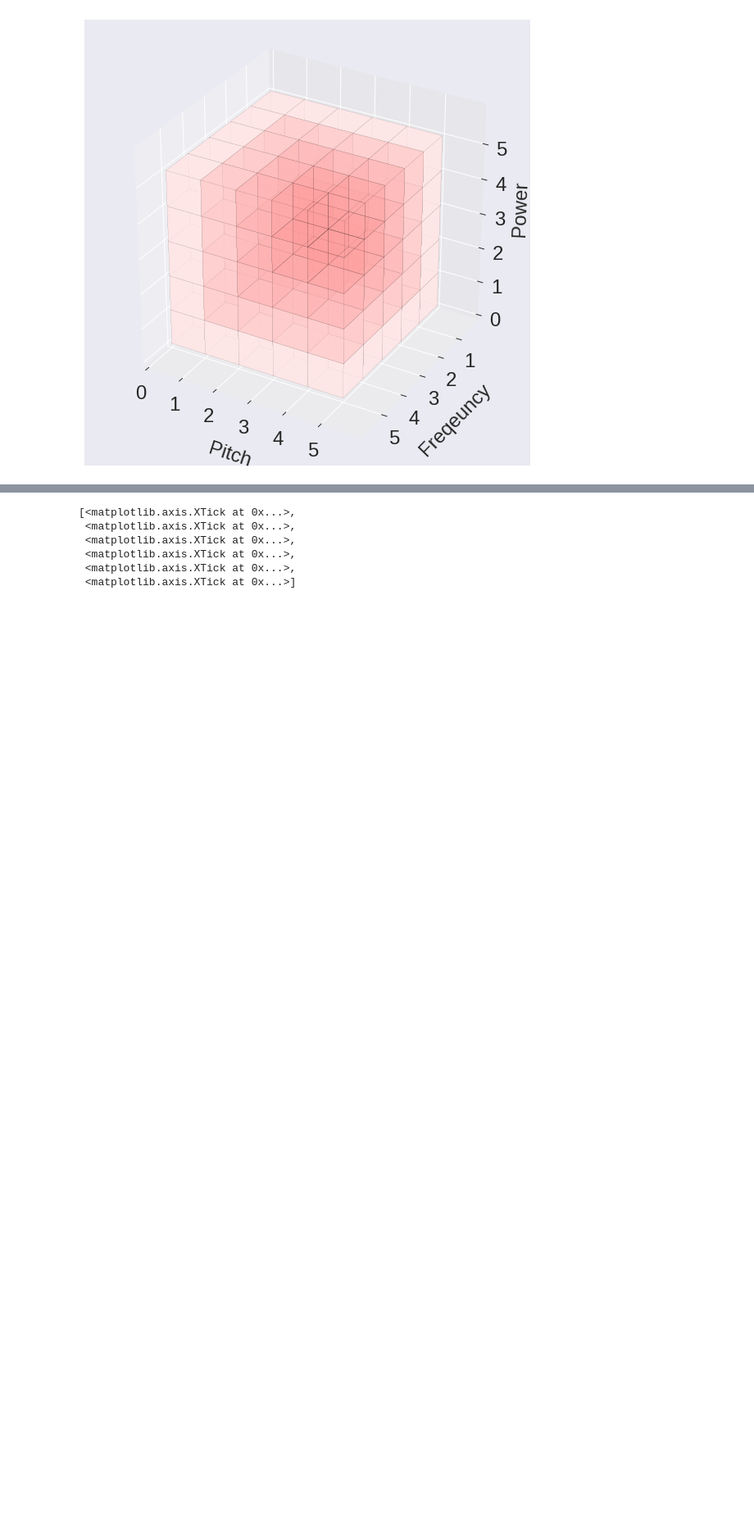
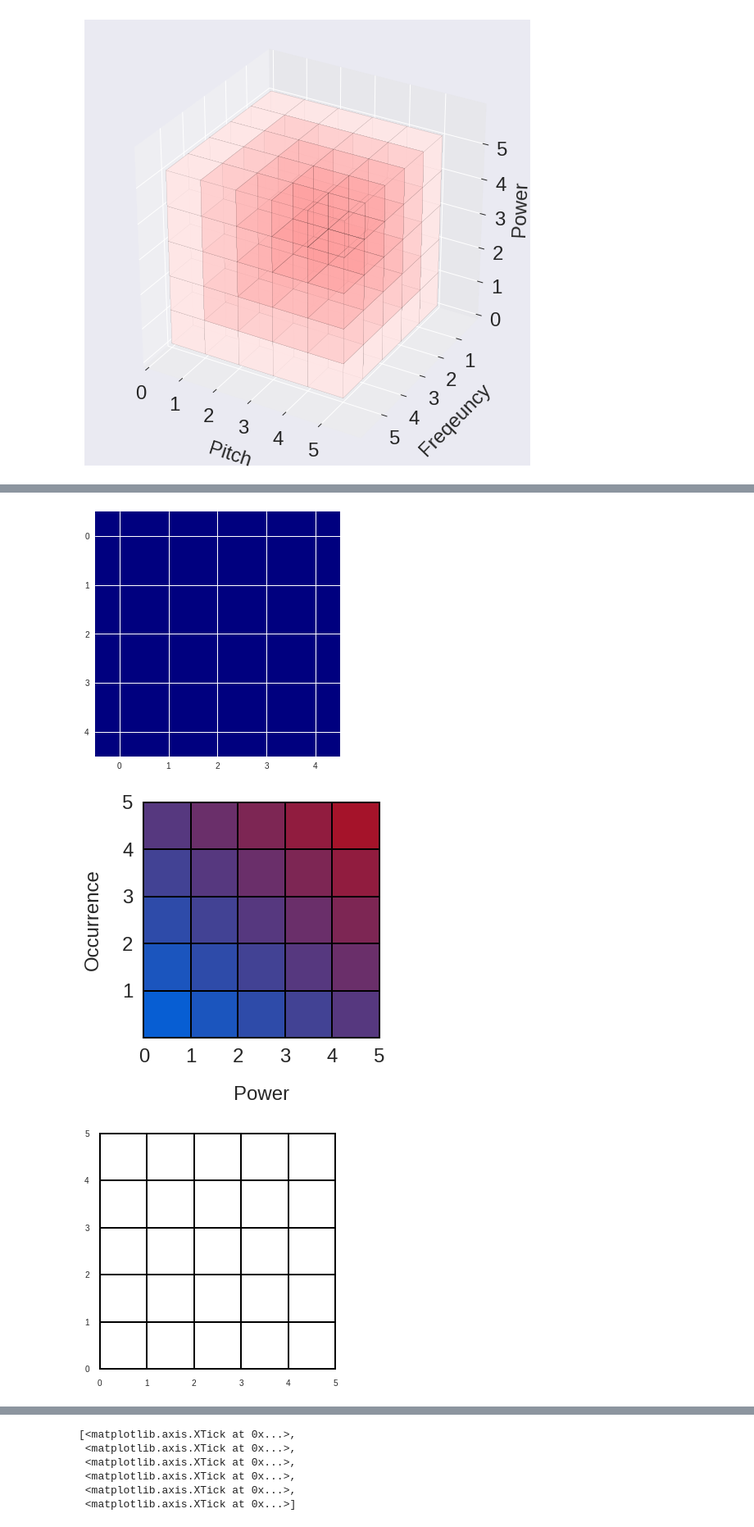
Before and after one commit to Joovvhan/ColabTest, a Jupyter notebook: Graphics_Test.ipynb, the cells around one changed output, grey strips where cells are left out. Shown at 82% size. Drawn from its saved outputs; the diff is of its cells as text; code cells hidden in the pictures; blank space fills up the shorter version.

```diff
--- a/Graphics_Test.ipynb
+++ b/Graphics_Test.ipynb
@@ -90,3 +278,64 @@ plt.show()
+# %%
+import matplotlib.pyplot as plt
+from matplotlib import cm
+import numpy.random as nr
+
+x = np.ones((5, 5))
+
+plt.imshow(x, interpolation='none', aspect='equal', cmap=cm.jet)
+plt.show()
+
+import matplotlib.pyplot as plt
+import matplotlib.patches as patches
+
+fig2 = plt.figure()
+ax2 = fig2.add_subplot(111, aspect='equal')
+
+rColor = np.asarray((204, 0, 0)) / 255
+bColor = np.asarray((7, 94, 211)) / 255
+
+cColor = np.asarray((0, 127, 255)) / 255
+
+for x in range(5):
+    for y in range(5):
+        pat = patches.Rectangle((x, y), 1, 1, fill=True, color=((x + y)/10 * rColor + (10 - x - y)/10 * bColor))
+        pat.set_edgecolor('k')
+        pat.set_linewidth(2)
+        ax2.add_patch(pat)
+
+
+ax2.set_xlim((-0.1, 5.1))
+ax2.set_ylim((-0.1, 5.1))
+ax2.set_yticks([1, 2, 3, 4, 5])
+ax2.set_facecolor('w')
+
+plt.xticks(fontsize=24)
+plt.xlabel('Power', fontsize=24, labelpad = 24)
+
+plt.yticks(fontsize=24)
+plt.ylabel('Occurrence', fontsize=24, labelpad = 24)
+
+plt.show()
+
+fig3 = plt.figure()
+ax3 = fig3.add_subplot(111, aspect='equal')
+
+for x in range(5):
+    for y in range(5):
+        pat = patches.Rectangle((x, y), 1, 1, fill=False)
+        pat.set_edgecolor('k')
+        pat.set_linewidth(2)
+        ax3.add_patch(pat)
+
+ax3.set_xlim((-0.1, 5.1))
+ax3.set_ylim((-0.1, 5.1))
+ax3.set_facecolor('w')
+
+plt.show()
+# %% [output]
+[figure, added]
+[figure, added]
+[figure, added]
 # %%
 def plot_cube(cube_definition, ax, cFactor, aFactor):
     cube_definition_array = [
```
Also changed, not shown: parts of 2 cells of this notebook.
